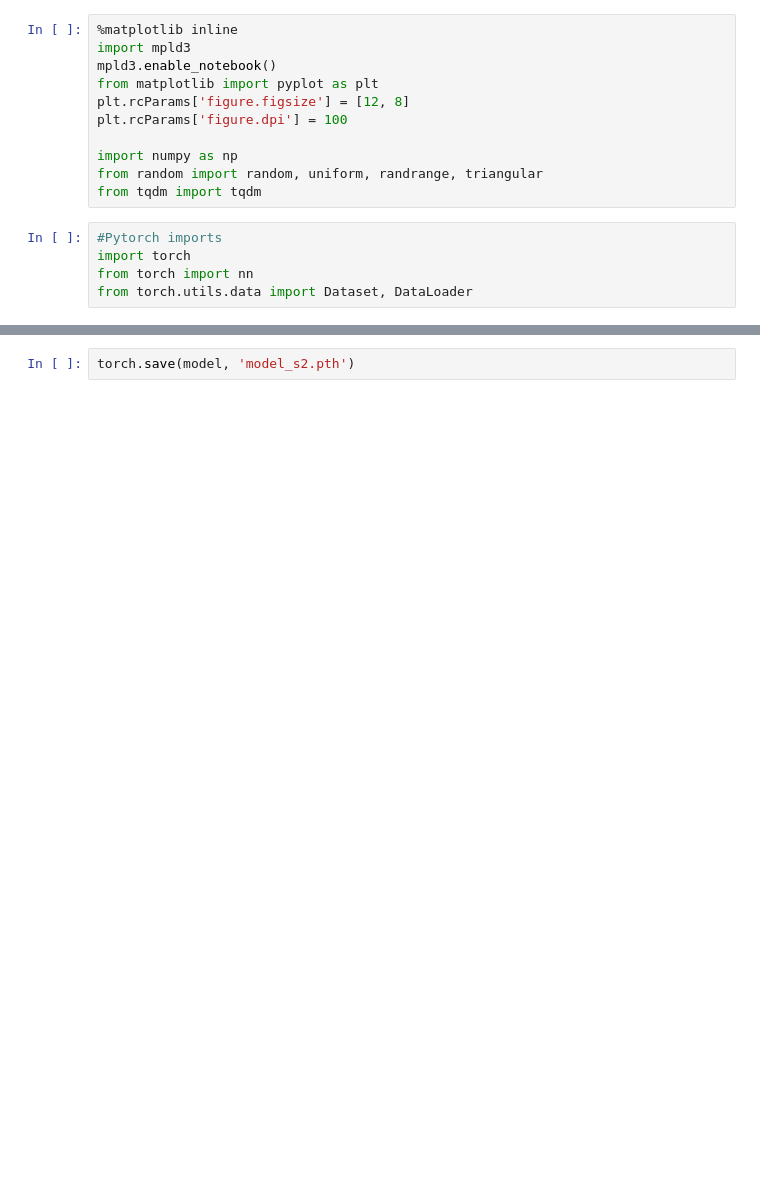
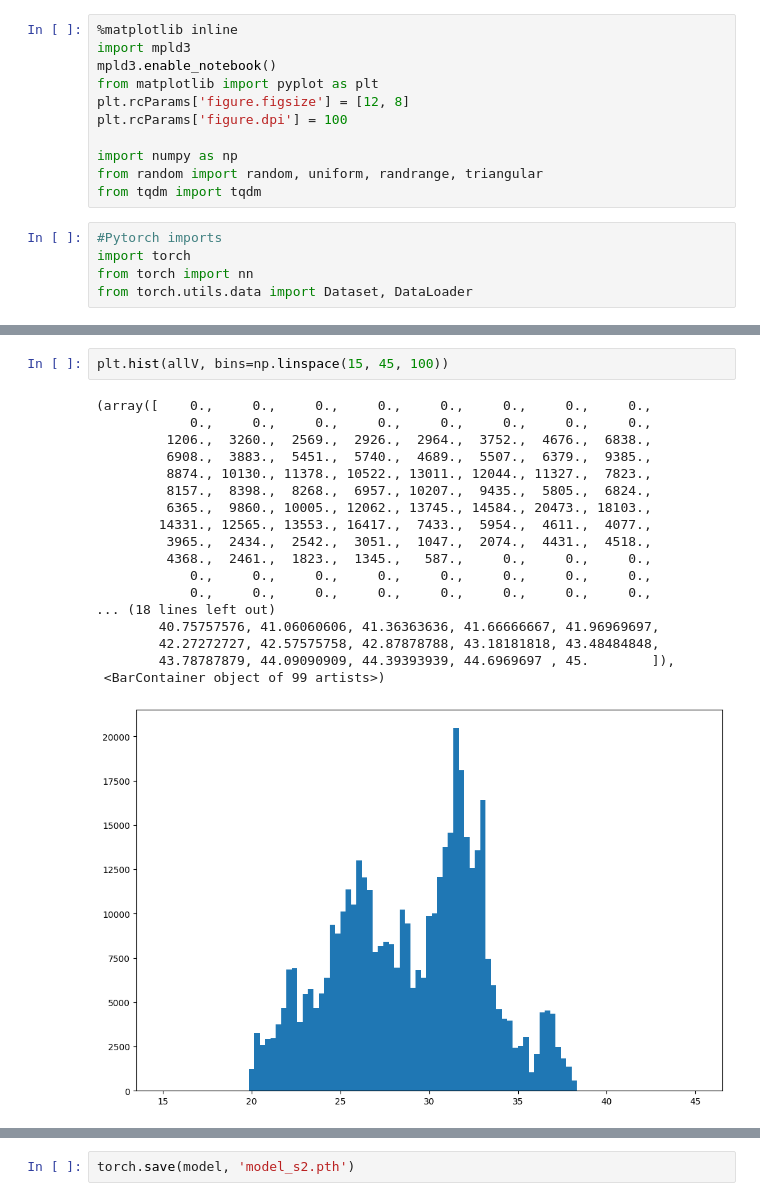
Before and after one commit to GregorKikelj/ml-controls, a Jupyter notebook: 07Improvements.ipynb, the cells around one changed output, grey strips where cells are left out. Saved outputs shown, nothing was run; the diff lists cells and outputs as text; blank space fills up the shorter version.

```diff
--- a/07Improvements.ipynb
+++ b/07Improvements.ipynb
@@ -92,3 +94,24 @@ print(maxAngle, maxSpeed, maxTorque, maxVDot, maxAlphaDot)
+# %%
+plt.hist(allV, bins=np.linspace(15, 45, 100))
+# %% [output]
+(array([    0.,     0.,     0.,     0.,     0.,     0.,     0.,     0.,
+            0.,     0.,     0.,     0.,     0.,     0.,     0.,     0.,
+         1206.,  3260.,  2569.,  2926.,  2964.,  3752.,  4676.,  6838.,
+         6908.,  3883.,  5451.,  5740.,  4689.,  5507.,  6379.,  9385.,
+         8874., 10130., 11378., 10522., 13011., 12044., 11327.,  7823.,
+         8157.,  8398.,  8268.,  6957., 10207.,  9435.,  5805.,  6824.,
+         6365.,  9860., 10005., 12062., 13745., 14584., 20473., 18103.,
+        14331., 12565., 13553., 16417.,  7433.,  5954.,  4611.,  4077.,
+         3965.,  2434.,  2542.,  3051.,  1047.,  2074.,  4431.,  4518.,
+         4368.,  2461.,  1823.,  1345.,   587.,     0.,     0.,     0.,
+            0.,     0.,     0.,     0.,     0.,     0.,     0.,     0.,
+            0.,     0.,     0.,     0.,     0.,     0.,     0.,     0.,
+... (18 lines left out)
+        40.75757576, 41.06060606, 41.36363636, 41.66666667, 41.96969697,
+        42.27272727, 42.57575758, 42.87878788, 43.18181818, 43.48484848,
+        43.78787879, 44.09090909, 44.39393939, 44.6969697 , 45.        ]),
+ <BarContainer object of 99 artists>)
+[figure, added]
 # %%
 class SimDataset(Dataset):
     def __init__(self, length, i, o):
```
Also changed, not shown: parts of 9 cells of this notebook, 3 other files.
